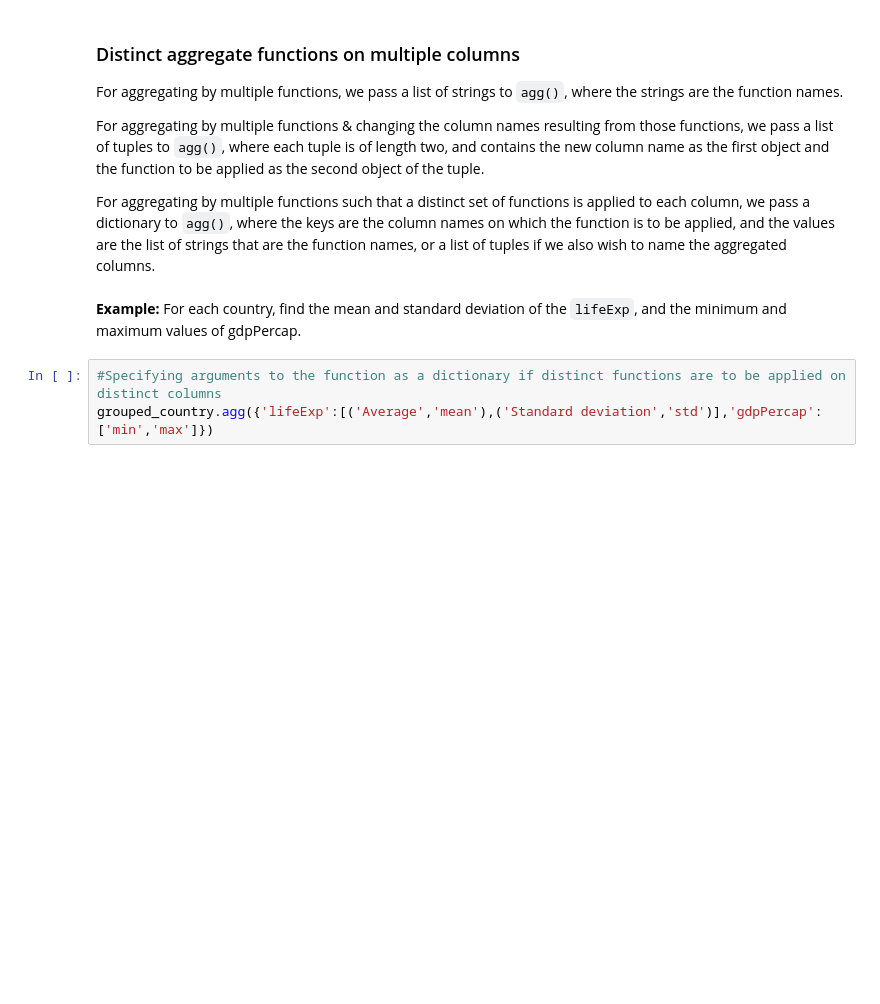
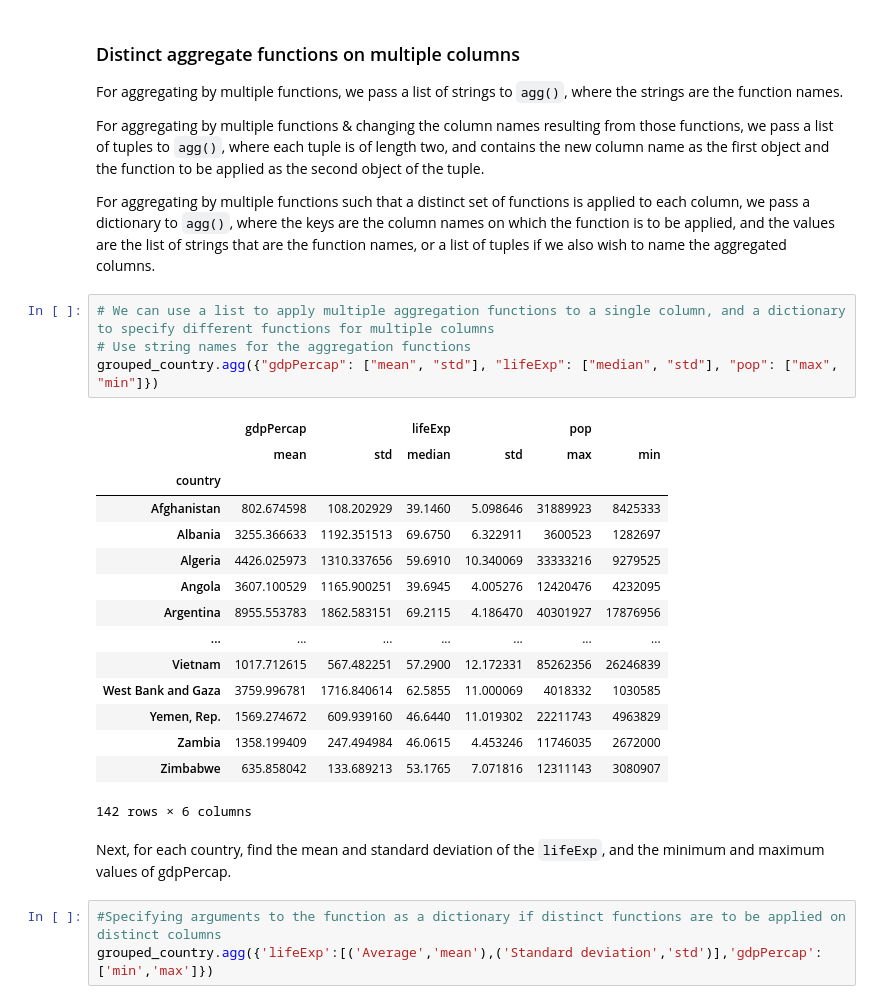
Before and after one commit to Lizhen0909/nu-stat303-1-sec20-coursebook, a Jupyter notebook: Data aggregation.ipynb, the cells around one changed output. Drawn from its saved outputs; the diff is of its cells as text; blank space fills up the shorter version.

```diff
--- a/Data aggregation.ipynb
+++ b/Data aggregation.ipynb
@@ -372,8 +347,28 @@ For aggregating by multiple functions, we pass a list of strings to `agg()`, whe
 For aggregating by multiple functions & changing the column names resulting from those functions, we pass a list of tuples to `agg()`, where each tuple is of length two, and contains the new column name as the first object and the function to be applied as the second object of the tuple.
 
 For aggregating by multiple functions such that a distinct set of functions is applied to each column, we pass a dictionary to `agg()`, where the keys are the column names on which the function is to be applied, and the values are the list of strings that are the function names, or a list of tuples if we also wish to name the aggregated columns.
+# %%
+# We can use a list to apply multiple aggregation functions to a single column, and a dictionary to specify different functions for multiple columns
+# Use string names for the aggregation functions
+grouped_country.agg({"gdpPercap": ["mean", "std"], "lifeExp": ["median", "std"], "pop": ["max", "min"]})
+# %% [output]
+|  | gdpPercap |  | lifeExp |  | pop |  |
+|  | mean | std | median | std | max | min |
+| country |  |  |  |  |  |  |
+| Afghanistan | 802.674598 | 108.202929 | 39.1460 | 5.098646 | 31889923 | 8425333 |
+| Albania | 3255.366633 | 1192.351513 | 69.6750 | 6.322911 | 3600523 | 1282697 |
+| Algeria | 4426.025973 | 1310.337656 | 59.6910 | 10.340069 | 33333216 | 9279525 |
+| Angola | 3607.100529 | 1165.900251 | 39.6945 | 4.005276 | 12420476 | 4232095 |
+| Argentina | 8955.553783 | 1862.583151 | 69.2115 | 4.186470 | 40301927 | 17876956 |
+| ... | ... | ... | ... | ... | ... | ... |
+| Vietnam | 1017.712615 | 567.482251 | 57.2900 | 12.172331 | 85262356 | 26246839 |
+| West Bank and Gaza | 3759.996781 | 1716.840614 | 62.5855 | 11.000069 | 4018332 | 1030585 |
+| Yemen, Rep. | 1569.274672 | 609.939160 | 46.6440 | 11.019302 | 22211743 | 4963829 |
+| Zambia | 1358.199409 | 247.494984 | 46.0615 | 4.453246 | 11746035 | 2672000 |
+| Zimbabwe | 635.858042 | 133.689213 | 53.1765 | 7.071816 | 12311143 | 3080907 |
+142 rows × 6 columns
 # %% [markdown]
-**Example:** For each country, find the mean and standard deviation of the `lifeExp`, and the minimum and maximum values of gdpPercap.
+Next, for each country, find the mean and standard deviation of the `lifeExp`, and the minimum and maximum values of gdpPercap.
 # %%
 #Specifying arguments to the function as a dictionary if distinct functions are to be applied on distinct columns
 grouped_country.agg({'lifeExp':[('Average','mean'),('Standard deviation','std')],'gdpPercap':['min','max']})
```
Also changed, not shown: parts of 14 cells of this notebook, 2 other files.
